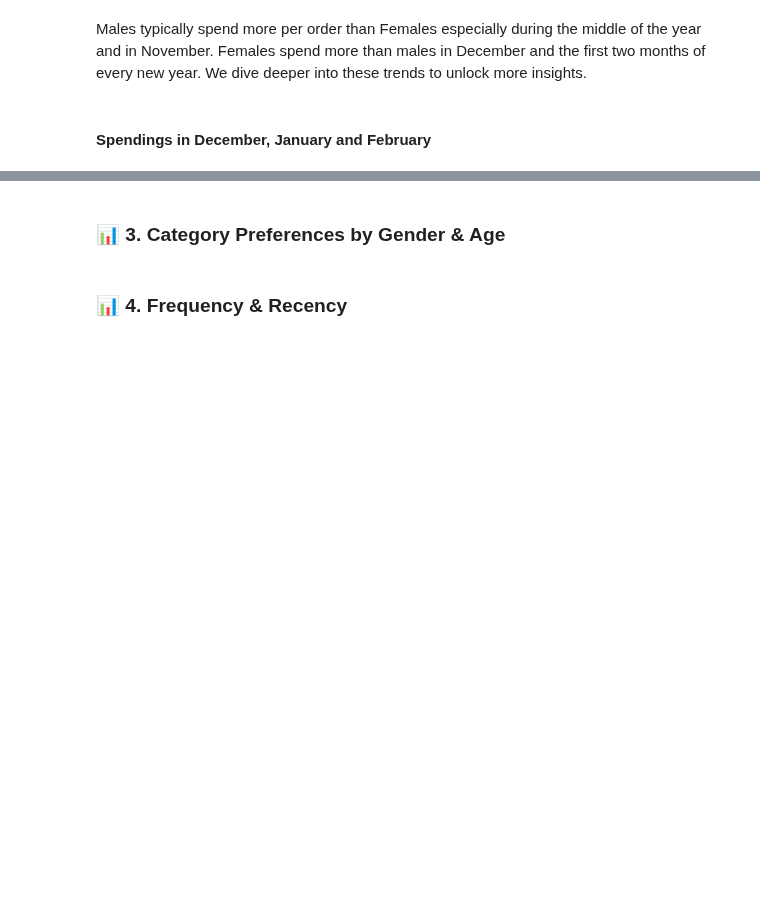
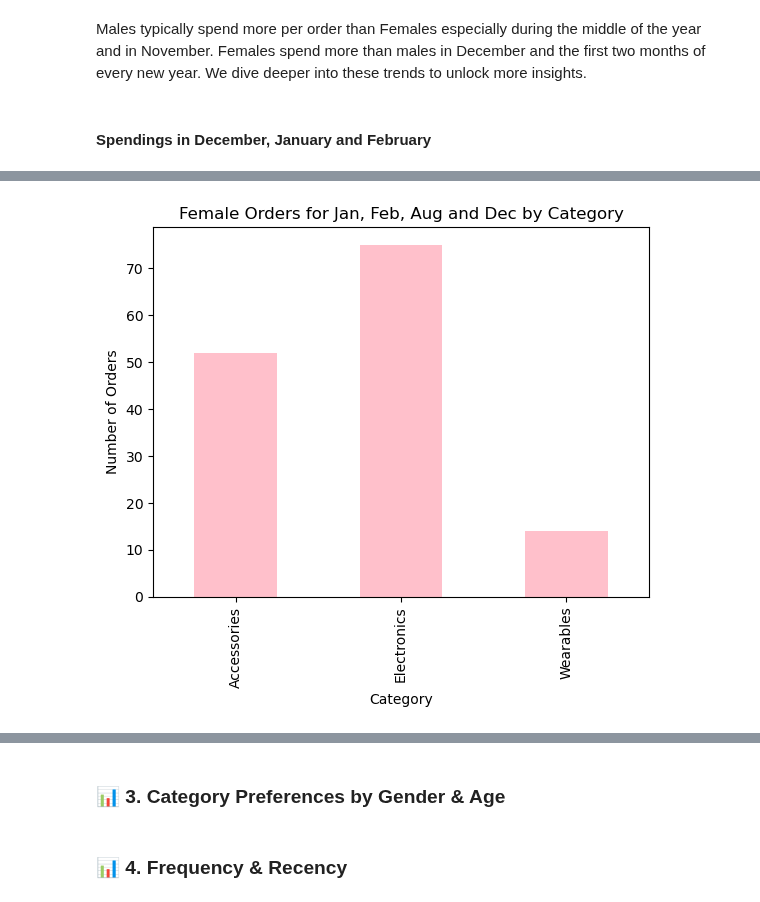
Before and after one commit to Mohammed-Hanan-Othman/ecommerce-sales-analysis, a Jupyter notebook: notebooks/1.customer_behaviour_analysis.ipynb, the cells around one changed output, grey strips where cells are left out. Saved outputs shown, nothing was run; the diff lists cells and outputs as text; code cells hidden in the pictures; blank space fills up the shorter version.

```diff
--- a/notebooks/1.customer_behaviour_analysis.ipynb
+++ b/notebooks/1.customer_behaviour_analysis.ipynb
@@ -154,0 +164,9 @@ dec_jan_feb = df[mask_month & mask_gender].sort_values(by="Order Month", ascendi
+# %%
+# Plotting order distribution across categories
+dec_jan_feb.groupby(by="Category")["Category"].count().plot(kind="bar", color="pink")
+plt.xlabel("Category")
+plt.ylabel("Number of Orders")
+plt.title("Female Orders for Jan, Feb, Aug and Dec by Category")
+plt.show()
+# %% [output]
+[figure, added]
```
Also changed, not shown: parts of 7 cells of this notebook.
